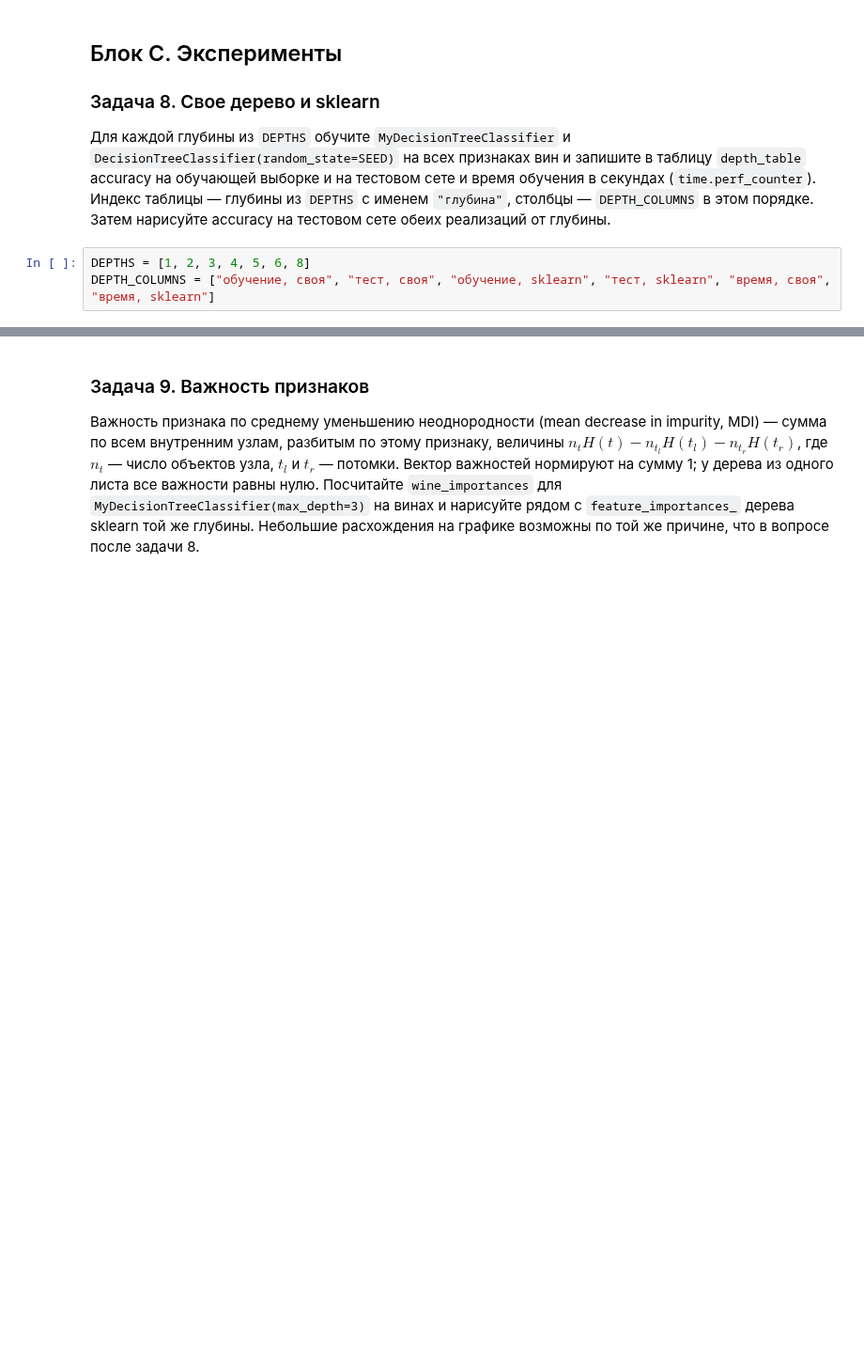
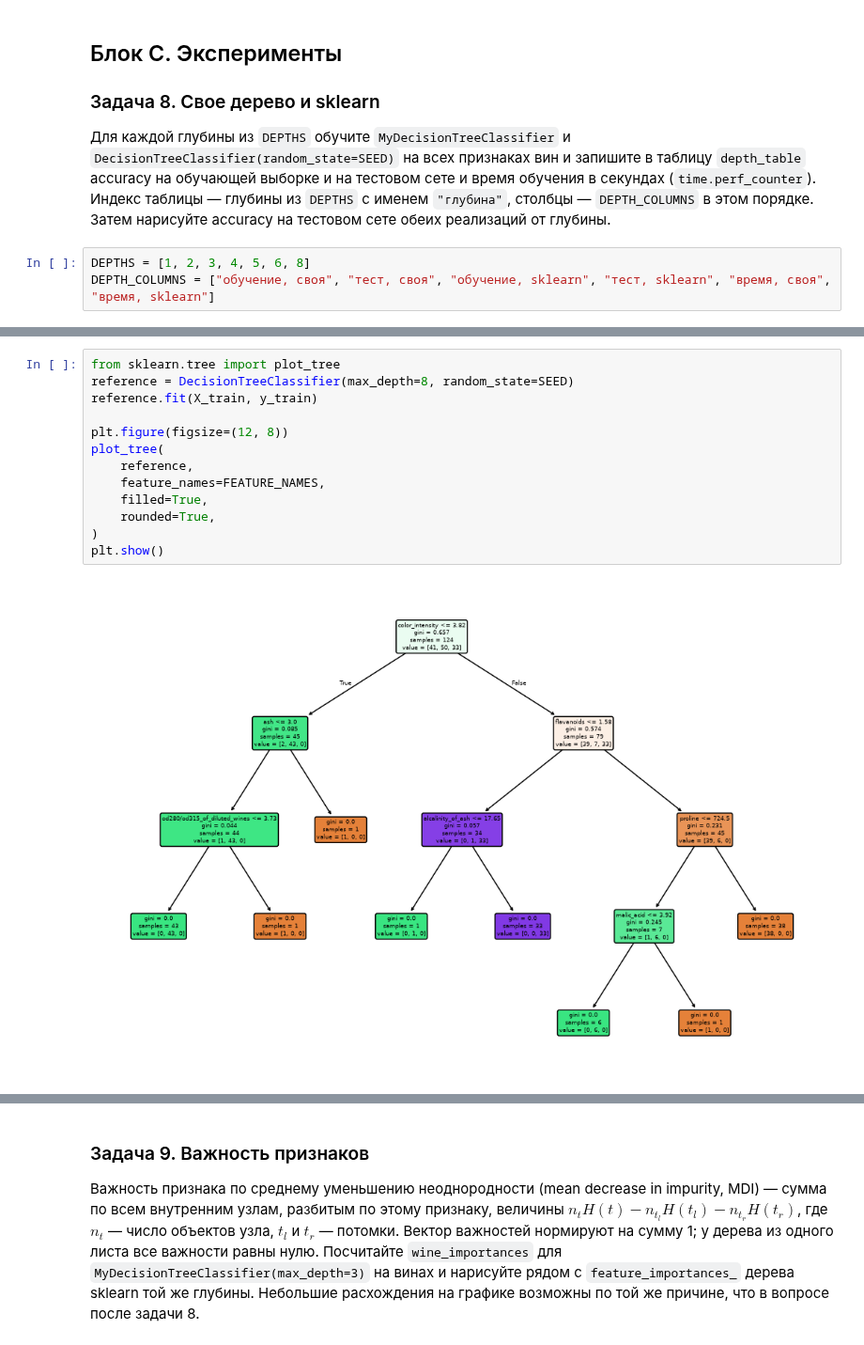
Before and after one commit to salexkon/ml_dafe_mipt, a Jupyter notebook: classes/week_08_trees/lab_08.ipynb, the cells around one changed output, grey strips where cells are left out. Shown at 94% size. Saved outputs shown, nothing was run; the diff lists cells and outputs as text; blank space fills up the shorter version.

```diff
--- a/classes/week_08_trees/lab_08.ipynb
+++ b/classes/week_08_trees/lab_08.ipynb
@@ -461,0 +634,15 @@ print("проверки пройдены")
+# %%
+from sklearn.tree import plot_tree
+reference = DecisionTreeClassifier(max_depth=8, random_state=SEED)
+reference.fit(X_train, y_train)
+
+plt.figure(figsize=(12, 8))
+plot_tree(
+    reference,
+    feature_names=FEATURE_NAMES,
+    filled=True,
+    rounded=True,
+)
+plt.show()
+# %% [output]
+[figure, added]
```
Also changed, not shown: parts of 24 cells of this notebook.
